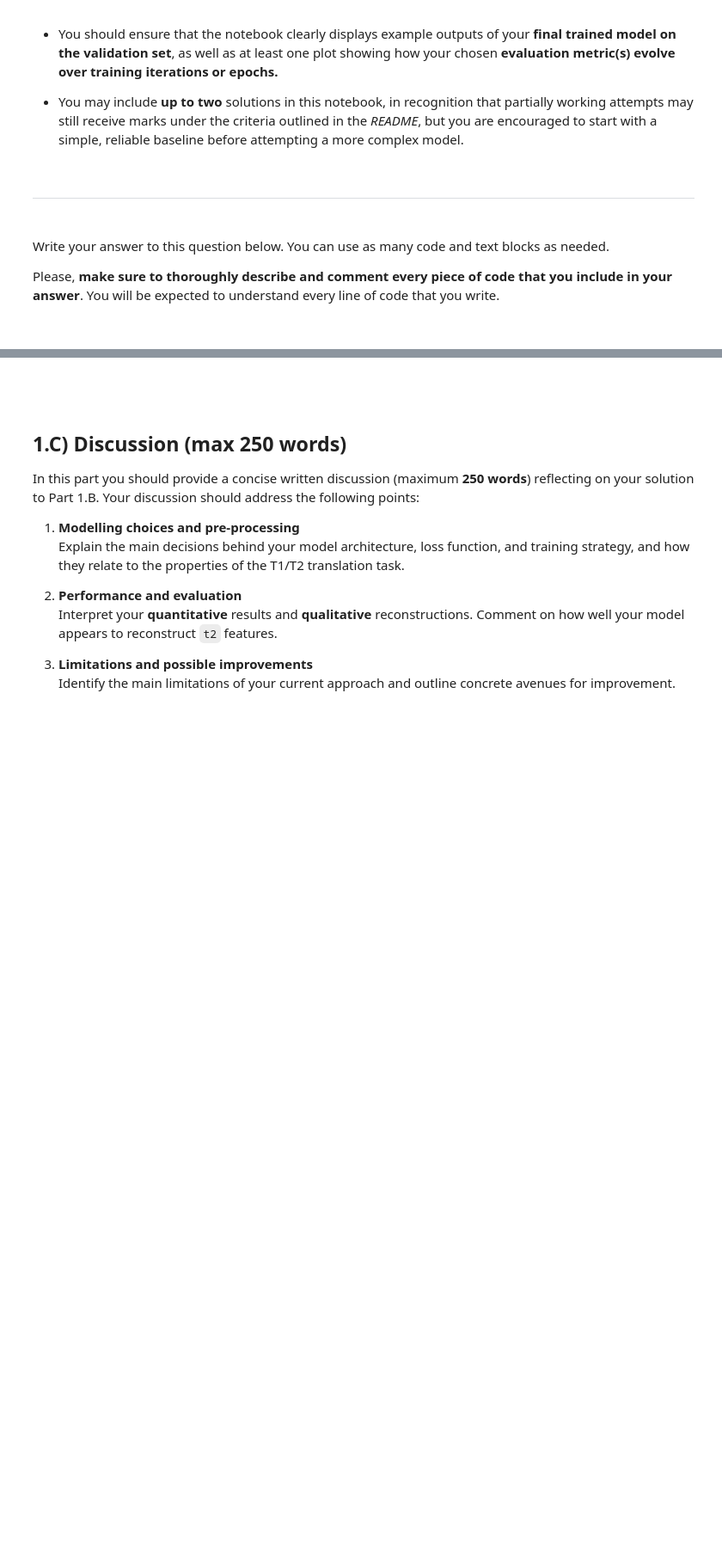
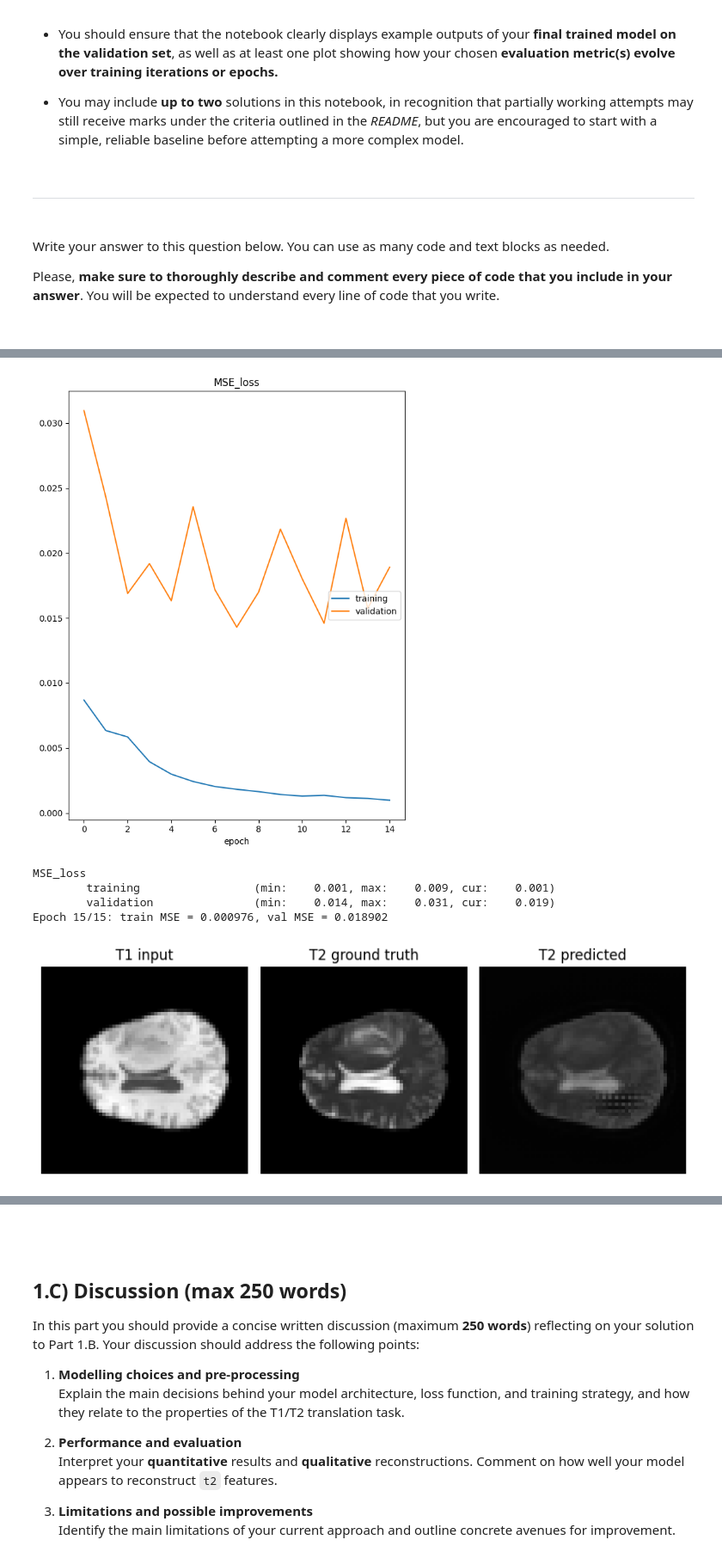
Before and after one commit to ada-hb525/ci_mpm, a Jupyter notebook: Assessment_Q1.ipynb, the cells around one changed output, grey strips where cells are left out. Shown: that part at 86% size. Saved outputs shown, nothing was run; the diff lists cells and outputs as text; code cells hidden in the pictures; blank space fills up the shorter version.

Commit message:
Still doing some Hyperparameter tuning (And trying to understand why my model is not improving!!)

```diff
--- a/Assessment_Q1.ipynb
+++ b/Assessment_Q1.ipynb
@@ -11,7 +11,6 @@ from datasets import load_dataset
 from huggingface_hub import hf_hub_download
 # %%
 import random
-
 
 def set_seed(seed=42):
     random.seed(seed)
@@ -23,4 +22,11 @@ def set_seed(seed=42):
     torch.backends.cudnn.deterministic = True
     torch.backends.cudnn.benchmark = False
 
+device = 'cpu'
+if torch.cuda.device_count() > 0 and torch.cuda.is_available():
+    print("Cuda installed! Running on GPU!")
+    device = 'cuda'
+else:
+    print("No GPU available!")
+
 set_seed(42)
@@ -390,0 +576,3 @@ Please, **make sure to thoroughly describe and comment every piece of code that
+# %%
+sample = train_dataset[0]["t1"].max()
+sample
@@ -390,0 +581,4 @@ Please, **make sure to thoroughly describe and comment every piece of code that
+# %%
+for i in range(10):
+    s = train_dataset[i]
+    print(i, s["view"], s["t1"].min().item(), s["t1"].max().item())
@@ -390,0 +830,53 @@ Please, **make sure to thoroughly describe and comment every piece of code that
+# %%
+from livelossplot import PlotLosses
+from tqdm import tqdm
+
+
+
+liveloss = PlotLosses()
+
+for epoch in tqdm(range(1, num_epochs + 1)):
+    train_mse = train(model, optimizer, criterion, train_loader_test)
+    val_mse   = valid(model, criterion, valid_loader_test)
+
+    # ---- livelossplot logs ----
+    logs = {
+        'MSE_loss': train_mse.item(),
+        'val_MSE_loss': val_mse.item(),
+    }
+    liveloss.update(logs)
+    liveloss.draw()
+
+    print(
+        f"Epoch {epoch:02d}/{num_epochs}: "
+        f"train MSE = {train_mse:.6f}, val MSE = {val_mse:.6f}"
+    )
+
+    # ---- qualitative example on validation ----
+    with torch.no_grad():
+        # take a random sample from the *normalised* validation dataset
+        idx = np.random.randint(0, len(valid_dataset_norm))
+        sample = valid_dataset_norm[int(idx)]
+        t1 = sample["t1"].unsqueeze(0).to(device)      # (1,1,64,64)
+        t2_true = sample["t2"].squeeze().cpu().numpy()
+        t2_pred = model(t1).squeeze().cpu().numpy()
+
+    fig, axs = plt.subplots(1, 3, figsize=(8, 3))
+    axs[0].imshow(sample["t1"].squeeze().numpy(), cmap="gray", vmin=0, vmax=1)
+    axs[0].set_title("T1 input"); axs[0].axis("off")
+
+    axs[1].imshow(t2_true, cmap="gray", vmin=0, vmax=1)
+    axs[1].set_title("T2 ground truth"); axs[1].axis("off")
+
+    axs[2].imshow(t2_pred, cmap="gray", vmin=0, vmax=1)
+    axs[2].set_title("T2 predicted"); axs[2].axis("off")
+
+    plt.tight_layout()
+    plt.show()
+# %% [output]
+[figure, added]
+MSE_loss
+        training                 (min:    0.001, max:    0.009, cur:    0.001)
+        validation               (min:    0.014, max:    0.031, cur:    0.019)
+Epoch 15/15: train MSE = 0.000976, val MSE = 0.018902
+[figure, added]
```
Also changed, not shown: parts of 32 cells of this notebook.
